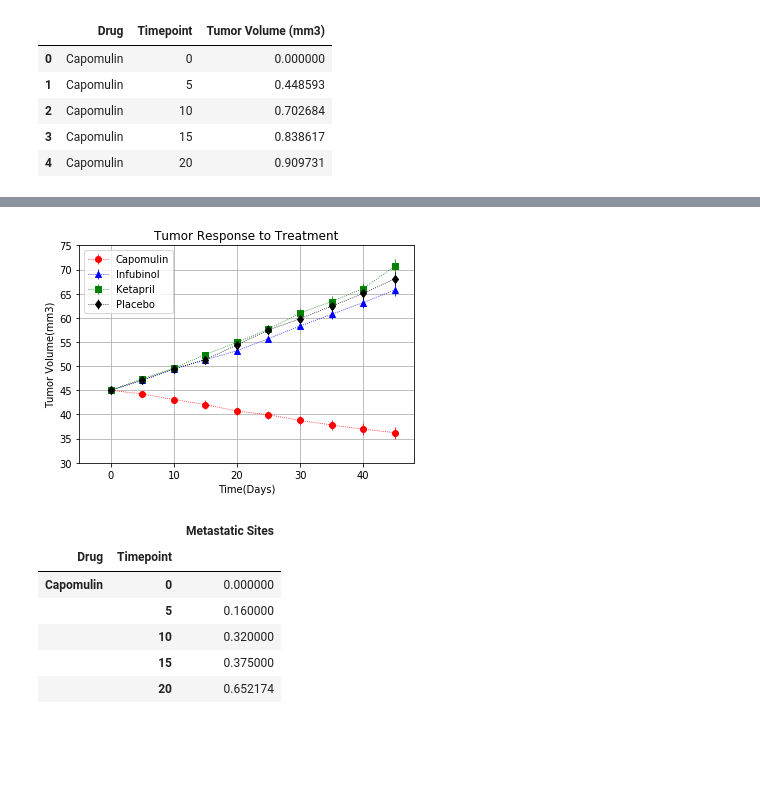
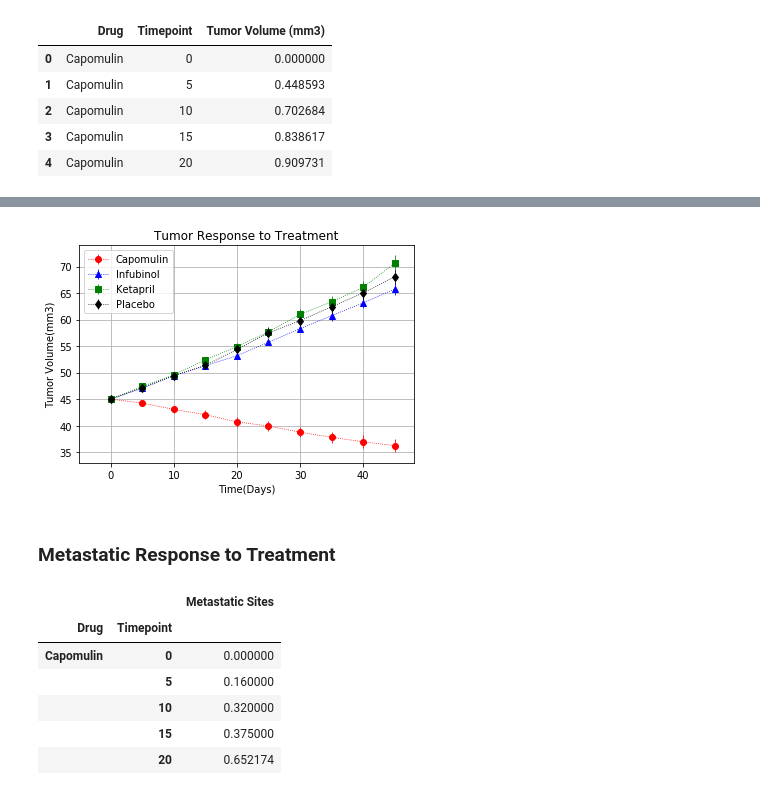
Before and after one commit to reemaratnani/Matplotlib, a Jupyter notebook: pymaceuticals.ipynb, the cells around one changed output, grey strips where cells are left out. Cells and saved outputs as stored; diff of their text form; code cells hidden in the pictures; blank space fills up the shorter version.

```diff
--- a/pymaceuticals.ipynb
+++ b/pymaceuticals.ipynb
@@ -52,25 +59,28 @@ Tumor_mean_df.head()
 | 15 | 42.064317 | 50.094055 | 51.296397 | 52.399974 | 50.933018 | 51.359742 | 51.067318 | 41.495061 | 51.529409 | ... |
 | 20 | 40.716325 | 52.157049 | 53.197691 | 54.920935 | 53.644087 | 54.364417 | 53.346737 | 40.238325 | 54.067395 | ... |
 # %%
+# To generate plot of tumor volume with error bars. Set x axis as Timepoint
 x_axis = Tumor_mean_df.index
 # To assign error values for the required drugs.
 Tumor_volume_error = Tumor_volume_sem.pivot(index = 'Timepoint', columns='Drug', values='Tumor Volume (mm3)')
 err_y = Tumor_volume_error['Capomulin']
 err_y1 = Tumor_volume_error.Infubinol
 err_y3 = Tumor_volume_error.Ketapril
 err_y4 = Tumor_volume_error.Placebo
 plt.errorbar(x_axis, Tumor_mean_df.Capomulin, yerr=err_y, marker = 'o', lw = .8, ls = ':', color = 'red', label ="Capomulin")
 plt.errorbar(x_axis, Tumor_mean_df.Infubinol, yerr=err_y1, marker = '^', lw = .8, ls =':', color = 'blue', label = "Infubinol")
 plt.errorbar(x_axis, Tumor_mean_df.Ketapril, yerr = err_y3, marker ='s', lw = .8, ls =':', color ='green', label = "Ketapril")
 plt.errorbar(x_axis, Tumor_mean_df.Placebo, yerr = err_y4, marker = 'd', lw = .8, ls = ':', color = 'black', label = "Placebo")
 plt.xlim(-5, max(x_axis)+3)
-plt.ylim(30, 75)
+plt.ylim(33, 74)
 plt.title("Tumor Response to Treatment")
 plt.xlabel("Time(Days)")
 plt.ylabel("Tumor Volume(mm3)")
 plt.grid()
 plt.legend()
 plt.show()
 # %% [output]
-[figure, old version]
+[figure, new version]
+# %% [markdown]
+### Metastatic Response to Treatment
 # %%
```
Also changed, not shown: parts of 15 cells of this notebook.
